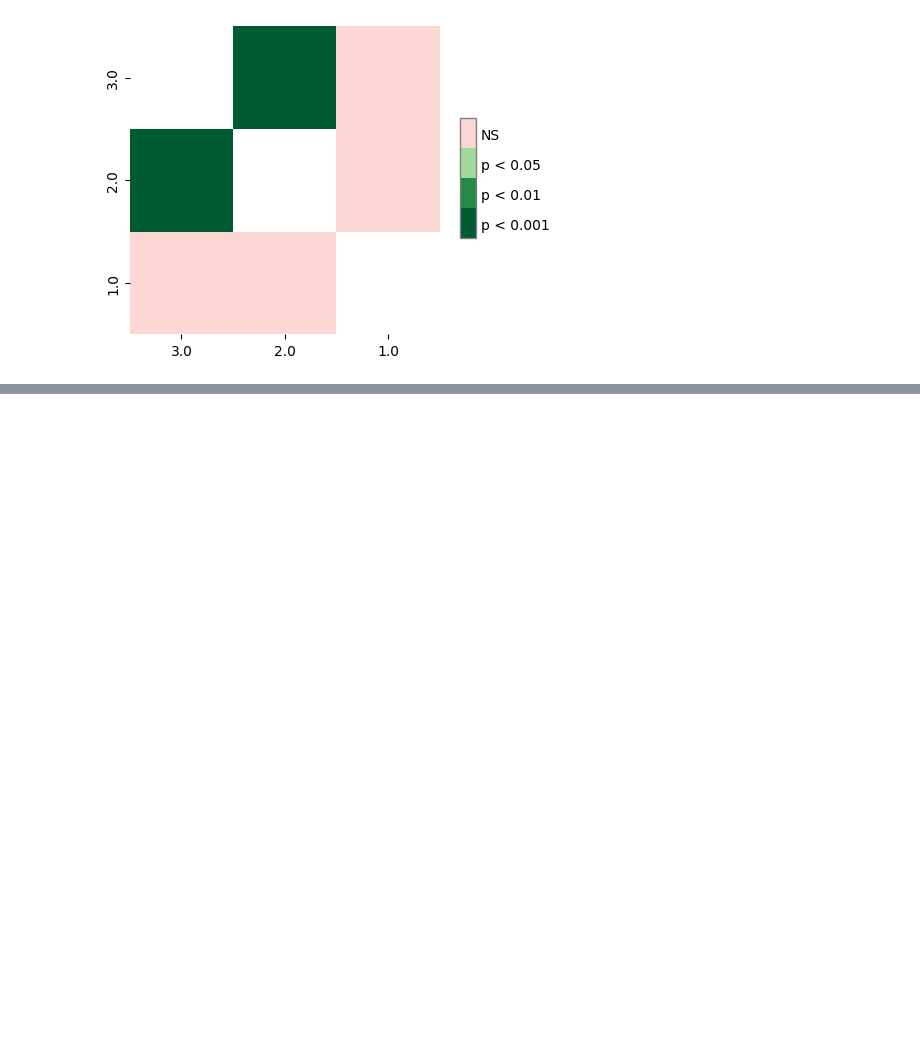
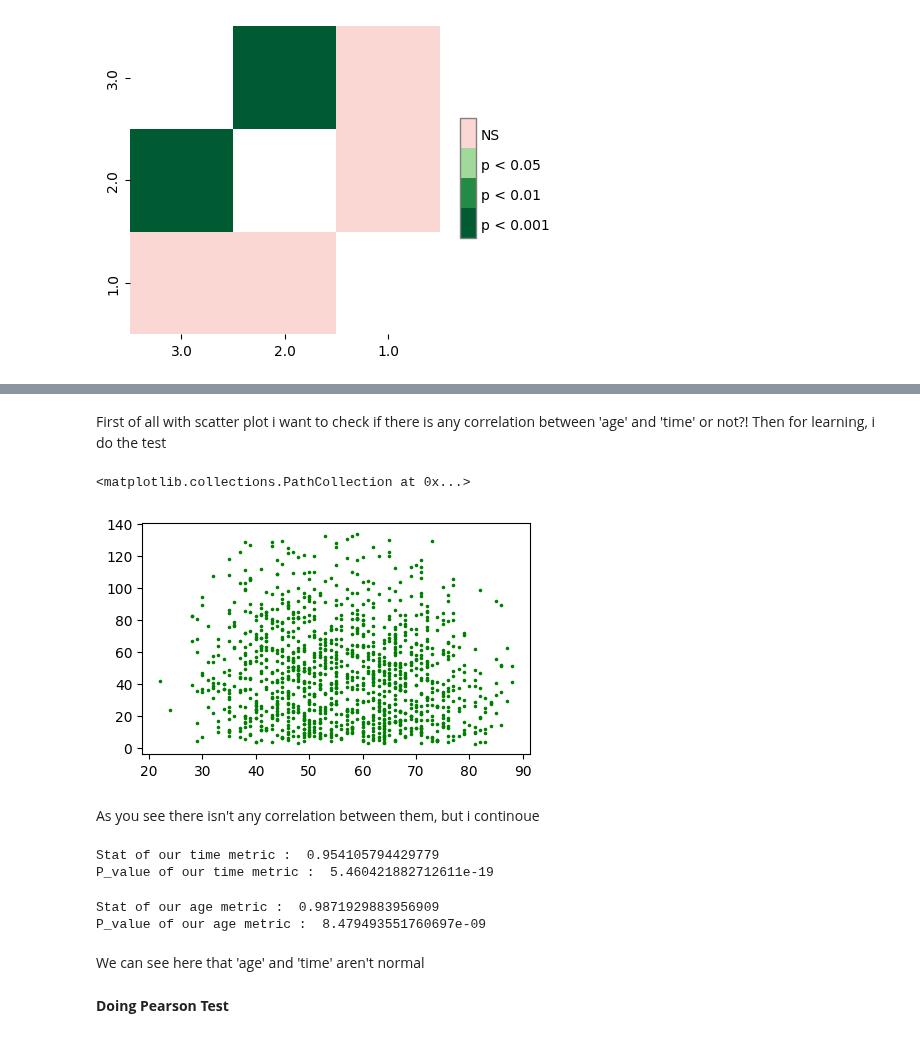
Before and after one commit to Sara9595/Kaggle, a Jupyter notebook: performing-statistical-tests-on-preprocessed-breast-cancer-dataset.ipynb, the cells around one changed output, grey strips where cells are left out. Saved outputs shown, nothing was run; the diff lists cells and outputs as text; code cells hidden in the pictures; blank space fills up the shorter version.

Commit message:
Kaggle Notebook | ❇️Performing statistical tests | Adding Correlation coefficient Test

```diff
--- a/performing-statistical-tests-on-preprocessed-breast-cancer-dataset.ipynb
+++ b/performing-statistical-tests-on-preprocessed-breast-cancer-dataset.ipynb
@@ -423,0 +436,3 @@ plt.show()
+# %% [markdown]
+First of all with scatter plot i want to check if there is any correlation between 'age' and 'time' or not?!
+Then for learning, i do the test
@@ -423,0 +442,29 @@ plt.show()
+# %%
+fig , ax = plt.subplots(nrows=1 , ncols=1 , figsize=(5,3))
+ax.scatter(df['age'] , df['time'] , marker='.' , s=10, c = 'green')
+# %% [output]
+<matplotlib.collections.PathCollection at 0x...>
+[figure, added]
+# %% [markdown]
+As you see there isn't any correlation between them, but i continoue
+# %%
+# here i do a shapiro test for checking normality for time
+stat_time , p_value_time = shapiro(df['time'])
+
+print("Stat of our time metric : ",stat_time)
+print("P_value of our time metric : " , p_value_time)
+# %% [output]
+Stat of our time metric :  0.954105794429779
+P_value of our time metric :  5.460421882712611e-19
+# %%
+# here i do a shapiro test for checking normality for age
+stat_age , p_value_age = shapiro(df['age'])
+print("Stat of our age metric : ",stat_age)
+print("P_value of our age metric : " , p_value_age)
+# %% [output]
+Stat of our age metric :  0.9871929883956909
+P_value of our age metric :  8.479493551760697e-09
+# %% [markdown]
+We can see here that 'age' and 'time' aren't normal
+# %% [markdown]
+**Doing Pearson Test**
```
Also changed, not shown: parts of 7 cells of this notebook.
